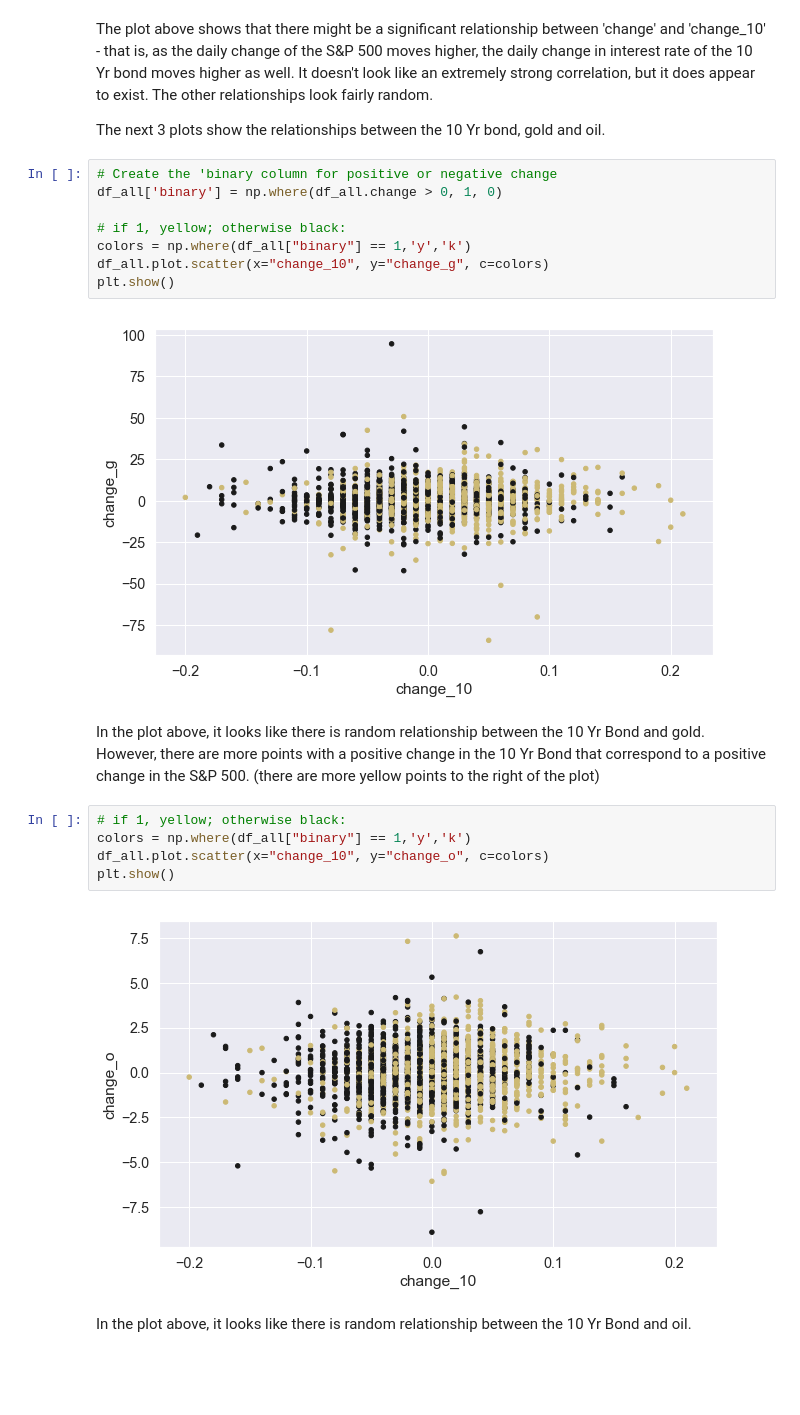
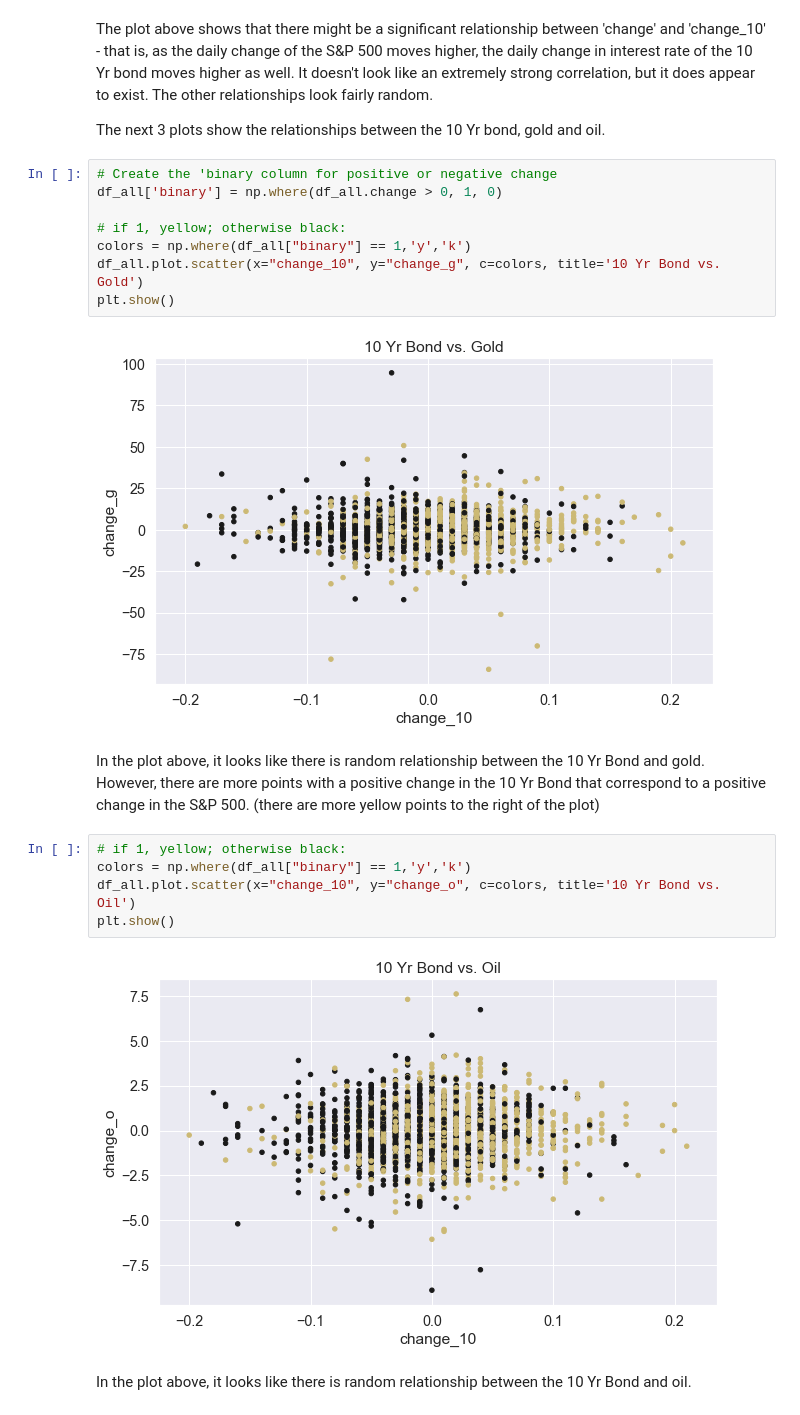
Before and after one commit to etterfred/Thinkful, a Jupyter notebook: final_capstone_Fred_Etter.ipynb, the cells around one changed output. Saved outputs shown, nothing was run; the diff lists cells and outputs as text; blank space fills up the shorter version.

```diff
--- a/final_capstone_Fred_Etter.ipynb
+++ b/final_capstone_Fred_Etter.ipynb
@@ -1757,19 +1794,19 @@ df_all['binary'] = np.where(df_all.change > 0, 1, 0)
 
 # if 1, yellow; otherwise black:
 colors = np.where(df_all["binary"] == 1,'y','k')
-df_all.plot.scatter(x="change_10", y="change_g", c=colors)
+df_all.plot.scatter(x="change_10", y="change_g", c=colors, title='10 Yr Bond vs. Gold')
 plt.show()
 # %% [output]
-[figure, old version]
+[figure, new version]
 # %% [markdown]
 In the plot above, it looks like there is random relationship between the 10 Yr Bond and gold.  However, there are more points with a positive change in the 10 Yr Bond that correspond to a positive change in the S&P 500. (there are more yellow points to the right of the plot)
 # %%
 # if 1, yellow; otherwise black:
 colors = np.where(df_all["binary"] == 1,'y','k')
-df_all.plot.scatter(x="change_10", y="change_o", c=colors)
+df_all.plot.scatter(x="change_10", y="change_o", c=colors, title='10 Yr Bond vs. Oil')
 plt.show()
 # %% [output]
-[figure, old version]
+[figure, new version]
 # %% [markdown]
 In the plot above, it looks like there is random relationship between the 10 Yr Bond and oil.
 # %%
```
Also changed, not shown: parts of 15 cells of this notebook.
